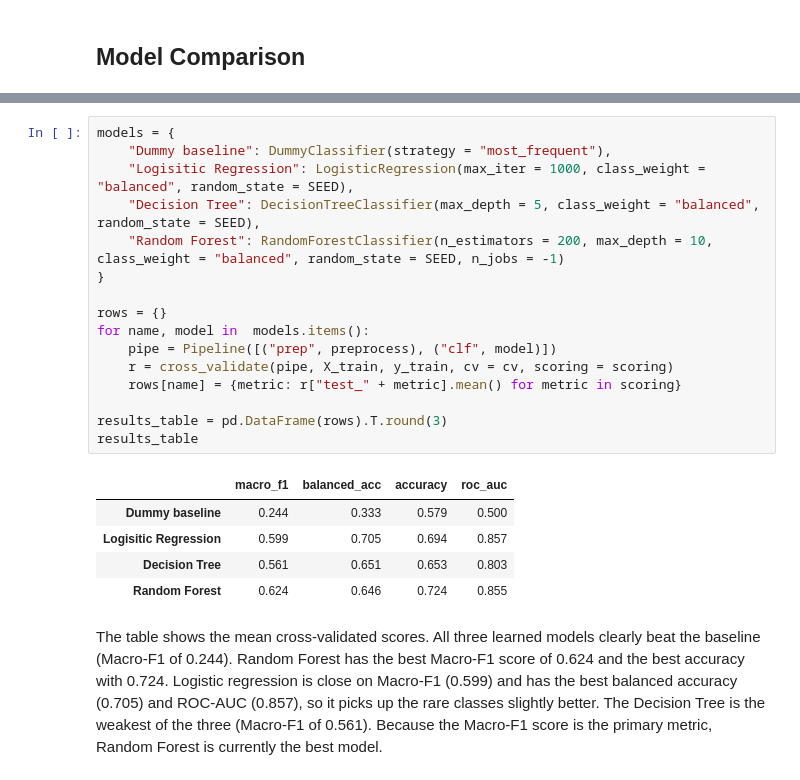
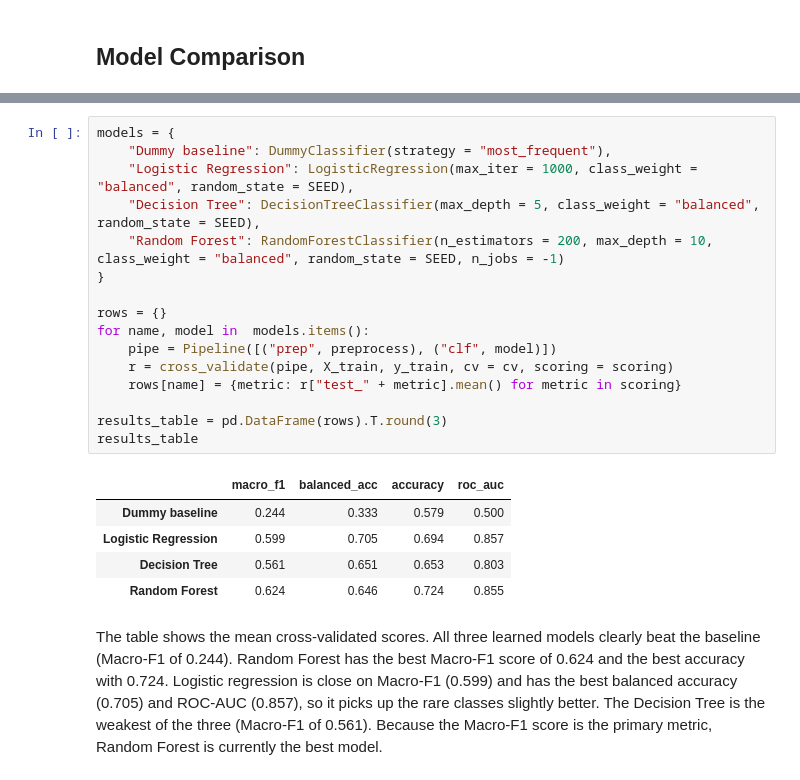
Before and after one commit to Mykkey/Wearable-Tech-Stress-Project, a Jupyter notebook: notebooks/01_stress_prediction.ipynb, the cells around one changed output, grey strips where cells are left out. Drawn from its saved outputs; the diff is of its cells as text.

```diff
--- a/notebooks/01_data_audit_and_baseline.ipynb
+++ b/notebooks/01_stress_prediction.ipynb
@@ -262,23 +262,23 @@ Tuning on the models was minimal. The depths were chosen by hand and I didn't ru
 # %%
 models = {
     "Dummy baseline": DummyClassifier(strategy = "most_frequent"),
-    "Logisitic Regression": LogisticRegression(max_iter = 1000, class_weight = "balanced", random_state = SEED),
+    "Logistic Regression": LogisticRegression(max_iter = 1000, class_weight = "balanced", random_state = SEED),
     "Decision Tree": DecisionTreeClassifier(max_depth = 5, class_weight = "balanced", random_state = SEED),
     "Random Forest": RandomForestClassifier(n_estimators = 200, max_depth = 10, class_weight = "balanced", random_state = SEED, n_jobs = -1)
 }
 
 rows = {}
 for name, model in  models.items():
     pipe = Pipeline([("prep", preprocess), ("clf", model)])
     r = cross_validate(pipe, X_train, y_train, cv = cv, scoring = scoring)
     rows[name] = {metric: r["test_" + metric].mean() for metric in scoring}
 
 results_table = pd.DataFrame(rows).T.round(3)
 results_table
 # %% [output]
 |  | macro_f1 | balanced_acc | accuracy | roc_auc |
 | Dummy baseline | 0.244 | 0.333 | 0.579 | 0.500 |
-| Logisitic Regression | 0.599 | 0.705 | 0.694 | 0.857 |
+| Logistic Regression | 0.599 | 0.705 | 0.694 | 0.857 |
 | Decision Tree | 0.561 | 0.651 | 0.653 | 0.803 |
 | Random Forest | 0.624 | 0.646 | 0.724 | 0.855 |
 # %% [markdown]
```
Also changed, not shown: parts of 18 cells of this notebook.
